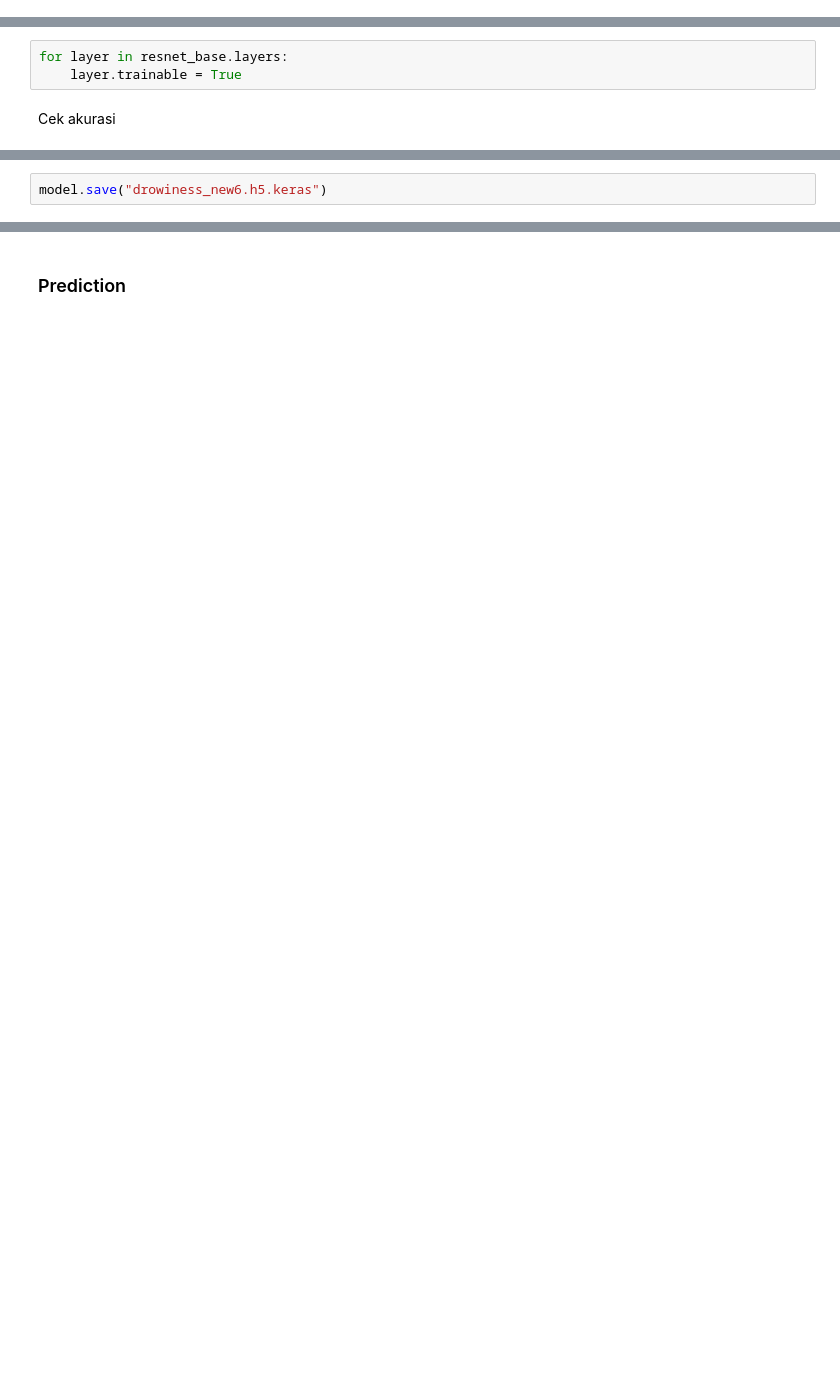
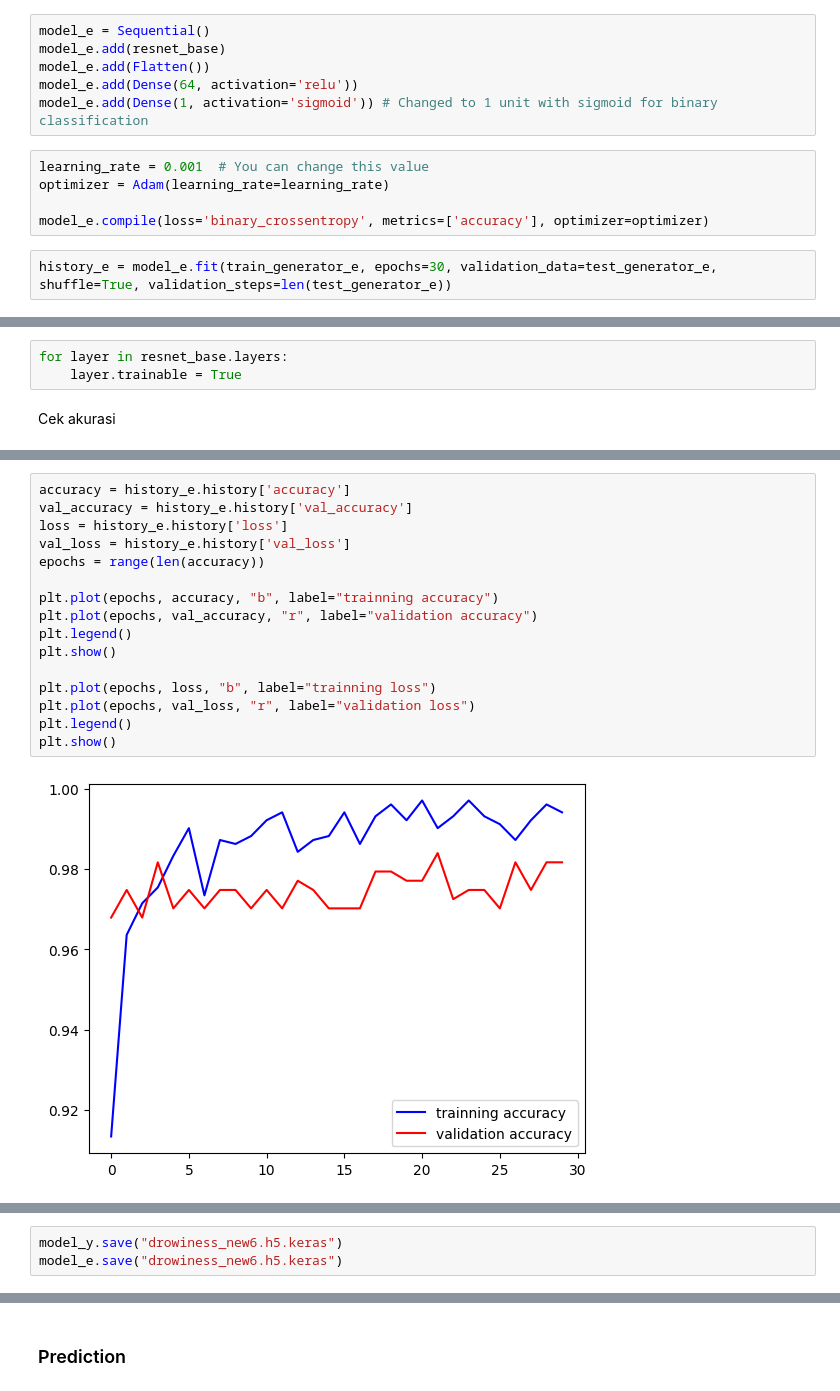
Before and after one commit to akualfi/BootcampAI, a Jupyter notebook: Drowsiness.ipynb, the cells around one changed output, grey strips where cells are left out. Cells and saved outputs as stored; diff of their text form; blank space fills up the shorter version.

```diff
--- a/Drowsiness.ipynb
+++ b/Drowsiness.ipynb
@@ -246,0 +271,13 @@ Epoch 10/10
+# %%
+model_e = Sequential()
+model_e.add(resnet_base)
+model_e.add(Flatten())
+model_e.add(Dense(64, activation='relu'))
+model_e.add(Dense(1, activation='sigmoid')) # Changed to 1 unit with sigmoid for binary classification
+# %%
+learning_rate = 0.001  # You can change this value
+optimizer = Adam(learning_rate=learning_rate)
+
+model_e.compile(loss='binary_crossentropy', metrics=['accuracy'], optimizer=optimizer)
+# %%
+history_e = model_e.fit(train_generator_e, epochs=30, validation_data=test_generator_e, shuffle=True, validation_steps=len(test_generator_e))
@@ -270,0 +327,18 @@ plt.show()
+# %%
+accuracy = history_e.history['accuracy']
+val_accuracy = history_e.history['val_accuracy']
+loss = history_e.history['loss']
+val_loss = history_e.history['val_loss']
+epochs = range(len(accuracy))
+
+plt.plot(epochs, accuracy, "b", label="trainning accuracy")
+plt.plot(epochs, val_accuracy, "r", label="validation accuracy")
+plt.legend()
+plt.show()
+
+plt.plot(epochs, loss, "b", label="trainning loss")
+plt.plot(epochs, val_loss, "r", label="validation loss")
+plt.legend()
+plt.show()
+# %% [output]
+[figure, added]
@@ -271,3 +346,4 @@ plt.show()
 # %%
-model.save("drowiness_new6.h5.keras")
+model_y.save("drowiness_new6.h5.keras")
+model_e.save("drowiness_new6.h5.keras")
 # %%
```
Also changed, not shown: parts of 58 cells of this notebook, 1 other file.
